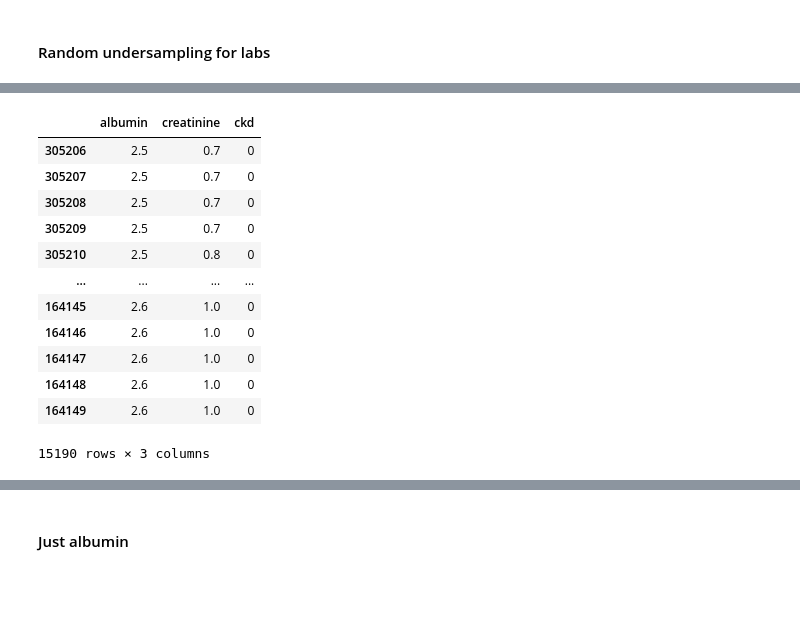
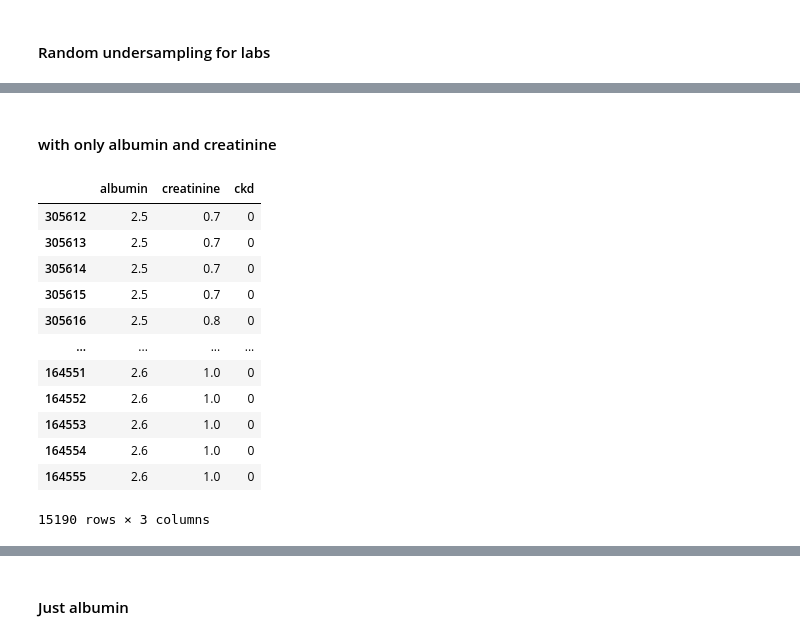
Before and after one commit to navikannur/CKD_Multimodal_Thesis, a Jupyter notebook: Thesis_Main_trials.ipynb, the cells around one changed output, grey strips where cells are left out. Saved outputs shown, nothing was run; the diff lists cells and outputs as text; code cells hidden in the pictures; blank space fills up the shorter version.

```diff
--- a/Thesis_Main_trials.ipynb
+++ b/Thesis_Main_trials.ipynb
@@ -1471,18 +1704,20 @@ Please also refer to the documentation for alternative solver options:
+# %% [markdown]
+#### with only albumin and creatinine
 # %%
 feature_labs= ['albumin','creatinine']
-grouped_data_labs = filtered_labs_windowed.sort_values(['icustay_id', 'charttime']).groupby('icustay_id')[feature_labs + ['ckd']]
-grouped_data_labs.head()
+grouped_data_labs_AlCr = filtered_labs_windowed.sort_values(['icustay_id', 'charttime']).groupby('icustay_id')[feature_labs + ['ckd']]
+grouped_data_labs_AlCr.head()
 # %% [output]
 |  | albumin | creatinine | ckd |
-| 305206 | 2.5 | 0.7 | 0 |
-| 305207 | 2.5 | 0.7 | 0 |
-| 305208 | 2.5 | 0.7 | 0 |
-| 305209 | 2.5 | 0.7 | 0 |
-| 305210 | 2.5 | 0.8 | 0 |
+| 305612 | 2.5 | 0.7 | 0 |
+| 305613 | 2.5 | 0.7 | 0 |
+| 305614 | 2.5 | 0.7 | 0 |
+| 305615 | 2.5 | 0.7 | 0 |
+| 305616 | 2.5 | 0.8 | 0 |
 | ... | ... | ... | ... |
-| 164145 | 2.6 | 1.0 | 0 |
-| 164146 | 2.6 | 1.0 | 0 |
-| 164147 | 2.6 | 1.0 | 0 |
-| 164148 | 2.6 | 1.0 | 0 |
-| 164149 | 2.6 | 1.0 | 0 |
+| 164551 | 2.6 | 1.0 | 0 |
+| 164552 | 2.6 | 1.0 | 0 |
+| 164553 | 2.6 | 1.0 | 0 |
+| 164554 | 2.6 | 1.0 | 0 |
+| 164555 | 2.6 | 1.0 | 0 |
 15190 rows × 3 columns
```
Also changed, not shown: parts of 72 cells of this notebook.
